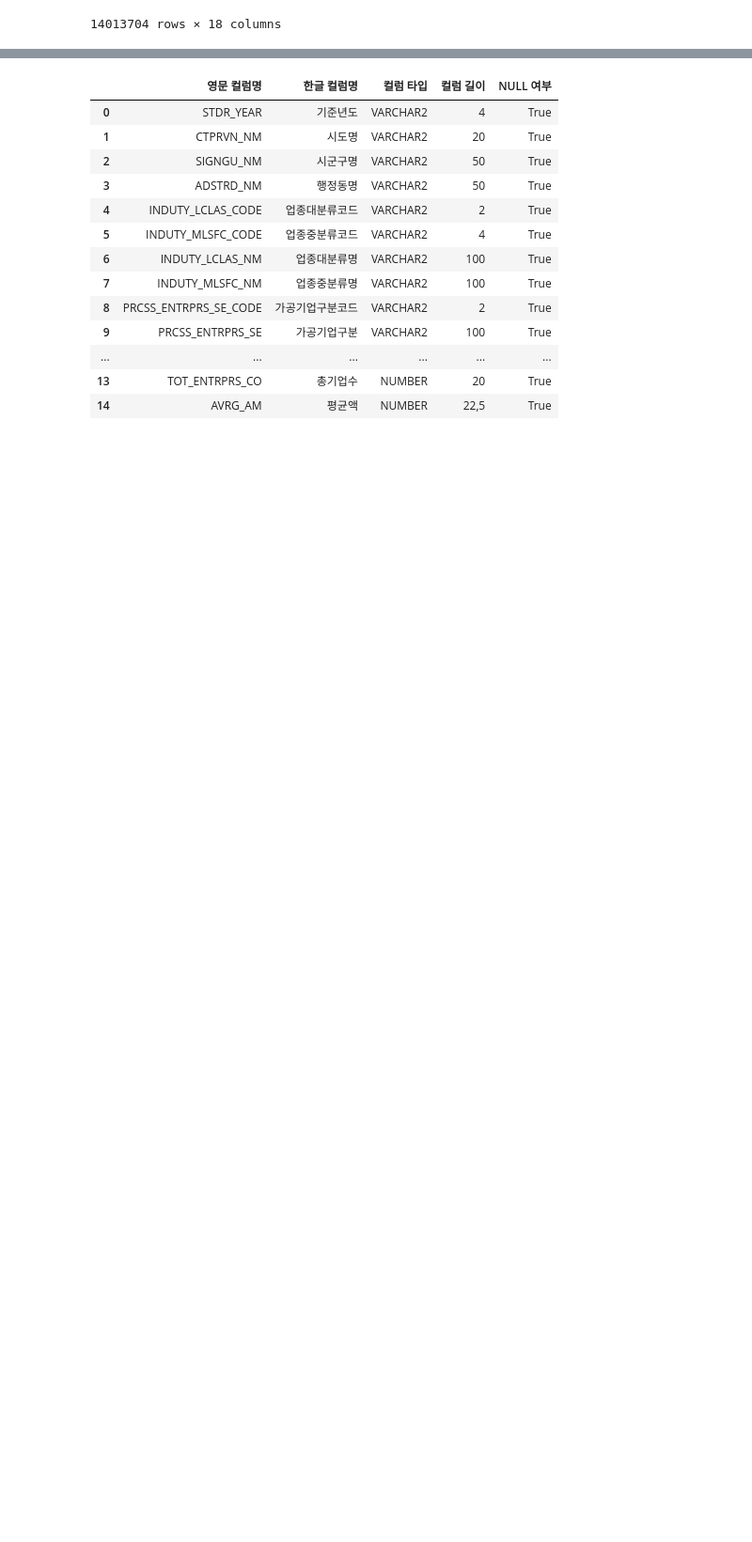
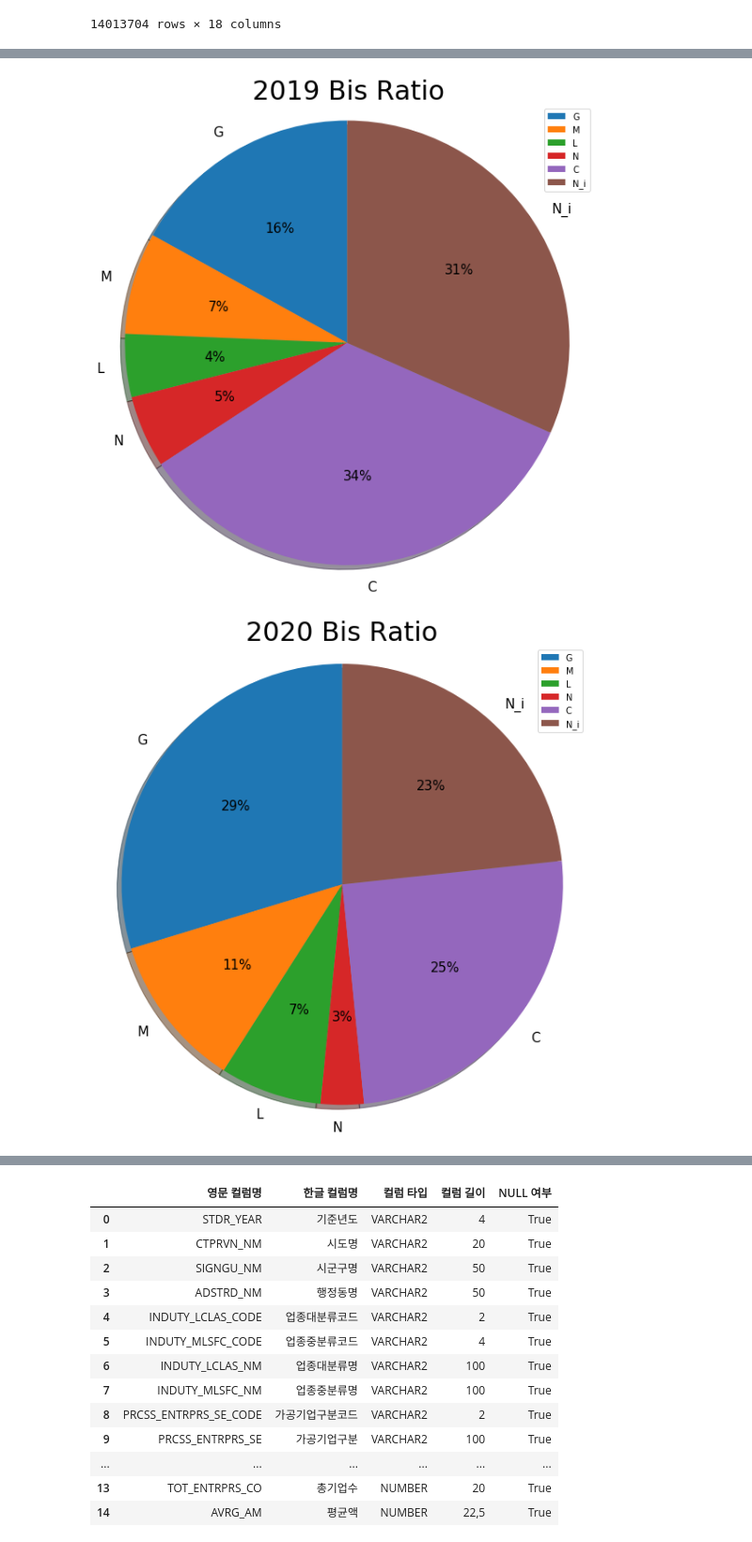
Before and after one commit to codingKYU/Deep-Learning, a Jupyter notebook: KY_BS/KED.ipynb, the cells around one changed output, grey strips where cells are left out. Shown at 94% size. Saved outputs shown, nothing was run; the diff lists cells and outputs as text; code cells hidden in the pictures; blank space fills up the shorter version.

```diff
--- a/KY_BS/KED.ipynb
+++ b/KY_BS/KED.ipynb
@@ -26 +251,6 @@ df
+# %%
+data = df[(df['INDUTY_LCLAS_CODE'] == 'G' )|(df['INDUTY_LCLAS_CODE'] == 'M' )|(df['INDUTY_LCLAS_CODE'] == 'L' )|(df['INDUTY_LCLAS_CODE'] == 'N' )|(df['INDUTY_LCLAS_CODE'] == 'C' )]
+# %%
+drop_in = data.index
+df2 = df.drop(drop_in,axis = 0)
 # %%
@@ -59,0 +288,60 @@ df[13:26]
+# %%
+data_2019 = data[data['STDR_YEAR'] == 2019]
+data_2020 = data[data['STDR_YEAR'] == 2020]
+df2_2019 = df2[df2['STDR_YEAR'] == 2019]
+df2_2020 = df2[df2['STDR_YEAR'] == 2020]
+# %%
+group_names_2019 = ['G','M','L','N','C','N_i']
+
+group_sizes_2019 = [len(data_2019[data_2019['INDUTY_LCLAS_CODE'] == 'G']),len(data_2019[data_2019['INDUTY_LCLAS_CODE'] == 'M']),len(data_2019[data_2019['INDUTY_LCLAS_CODE'] == 'L']),len(data_2019[data_2019['INDUTY_LCLAS_CODE'] == 'N']),len(data_2019[data_2019['INDUTY_LCLAS_CODE'] == 'C']),len(df2_2019)]
+
+group_names_2020 = ['G','M','L','N','C','N_i']
+
+group_sizes_2020 = [len(data_2020[data_2020['INDUTY_LCLAS_CODE'] == 'G']),len(data_2020[data_2020['INDUTY_LCLAS_CODE'] == 'M']),len(data_2020[data_2020['INDUTY_LCLAS_CODE'] == 'L']),len(data_2020[data_2020['INDUTY_LCLAS_CODE'] == 'N']),len(data_2020[data_2020['INDUTY_LCLAS_CODE'] == 'C']),len(df2_2020)]
+# %%
+import matplotlib.pyplot as plt
+
+plt.figure(figsize = (10,10))
+plt.pie(group_sizes_2019,
+
+        labels = group_names_2019,
+
+        autopct='%d%%', # second decimal place
+
+        shadow=True,
+
+        startangle=90,
+
+        textprops={'fontsize': 15}) # text font size
+
+plt.axis('equal') #  equal length of X and Y axis
+
+plt.title('2019 Bis Ratio', fontsize=30)
+
+plt.legend(labels=group_names_2019, loc='upper right')
+
+plt.show()
+
+plt.figure(figsize = (10,10))
+plt.pie(group_sizes_2020,
+
+        labels = group_names_2020,
+
+        autopct='%d%%', # second decimal place
+
+        shadow=True,
+
+        startangle=90,
+
+        textprops={'fontsize': 15}) # text font size
+
+plt.axis('equal') #  equal length of X and Y axis
+
+plt.title('2020 Bis Ratio', fontsize=30)
+
+plt.legend(labels=group_names_2020, loc='upper right')
+
+plt.show()
+# %% [output]
+[figure, added]
+[figure, added]
```
Also changed, not shown: parts of 45 cells of this notebook.
